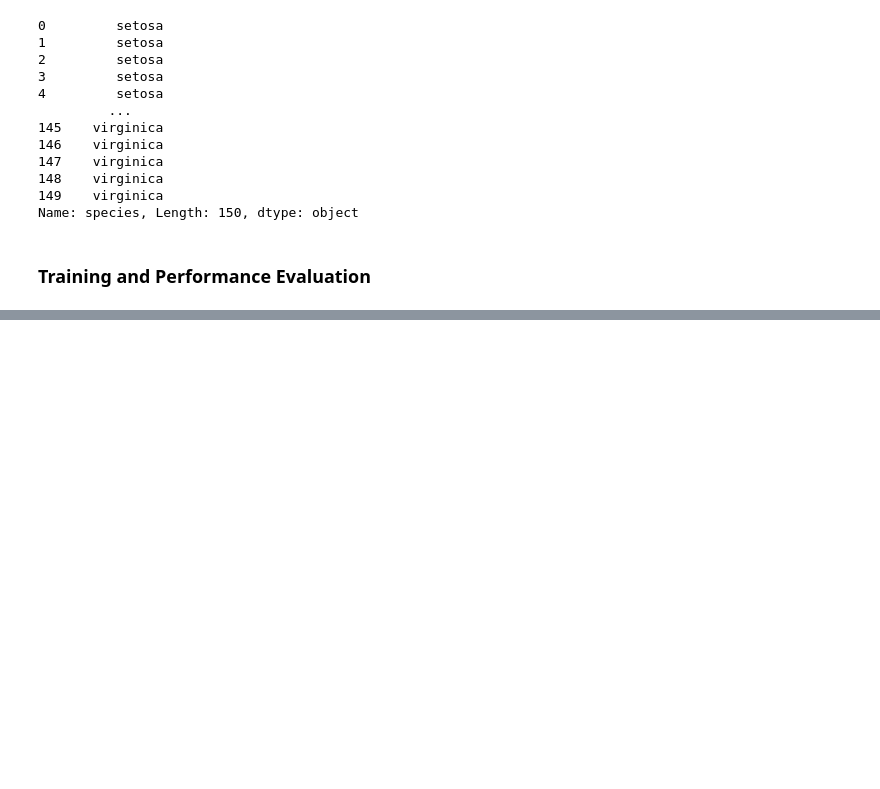
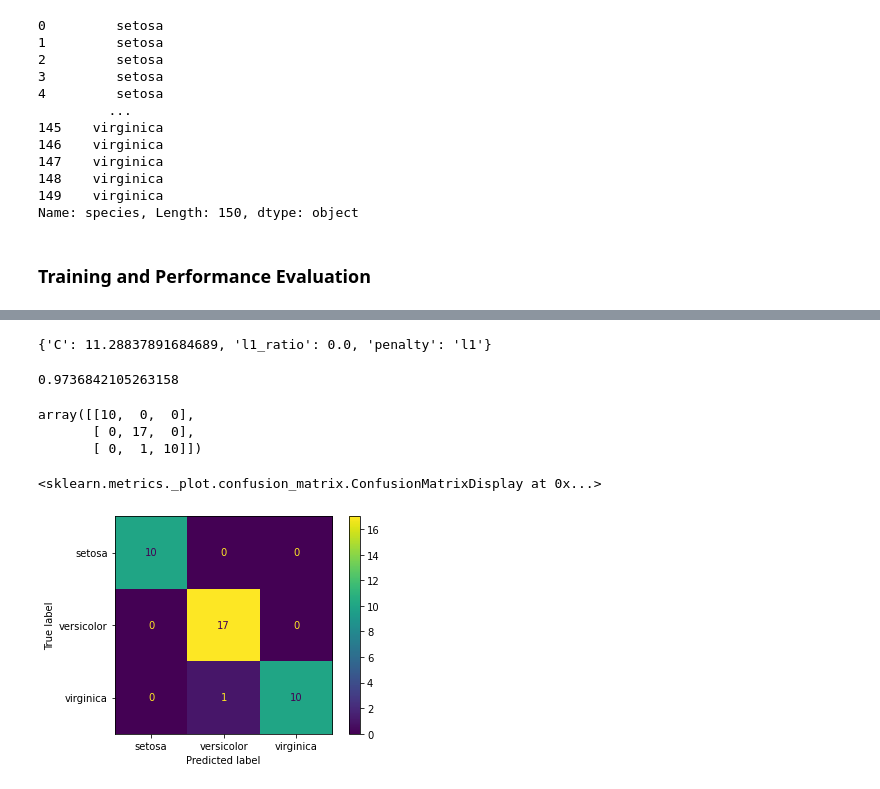
Before and after one commit to Burcusenol/Machine-Learning-Algorithms, a Jupyter notebook: Logistic Regression/Logistic Regression.ipynb, the cells around one changed output, grey strips where cells are left out. Cells and saved outputs as stored; diff of their text form; code cells hidden in the pictures; blank space fills up the shorter version.

Commit message:
logistic regression project added.

```diff
--- a/Logistic Regression/Logistic Regression.ipynb
+++ b/Logistic Regression/Logistic Regression.ipynb
@@ -459,0 +464,14 @@ scaled_X_test=scaler.transform(X_test)
+# %%
+log_model=LogisticRegression(solver="saga",multi_class="ovr",max_iter=5000)
+# %%
+penalty=["l1","l2","elasticnet"]
+l1_ratio=np.linspace(0,1,20)
+C=np.logspace(0,10,20)
+
+param_grid={"penalty":penalty,
+            "l1_ratio":l1_ratio,
+            "C":C}
+# %%
+grid_model=GridSearchCV(log_model,param_grid=param_grid)
+# %%
+grid_model.fit(scaled_X_train,y_train)
@@ -459,0 +491,4 @@ scaled_X_test=scaler.transform(X_test)
+# %%
+grid_model.best_params_
+# %% [output]
+{'C': 11.28837891684689, 'l1_ratio': 0.0, 'penalty': 'l1'}
@@ -459,0 +497,15 @@ scaled_X_test=scaler.transform(X_test)
+# %%
+accuracy_score(y_test,y_pred)
+# %% [output]
+0.9736842105263158
+# %%
+confusion_matrix(y_test,y_pred)
+# %% [output]
+array([[10,  0,  0],
+       [ 0, 17,  0],
+       [ 0,  1, 10]])
+# %%
+plot_confusion_matrix(grid_model,scaled_X_test,y_test)
+# %% [output]
+<sklearn.metrics._plot.confusion_matrix.ConfusionMatrixDisplay at 0x...>
+[figure, added]
```
Also changed, not shown: parts of 8 cells of this notebook, 2 other files.
